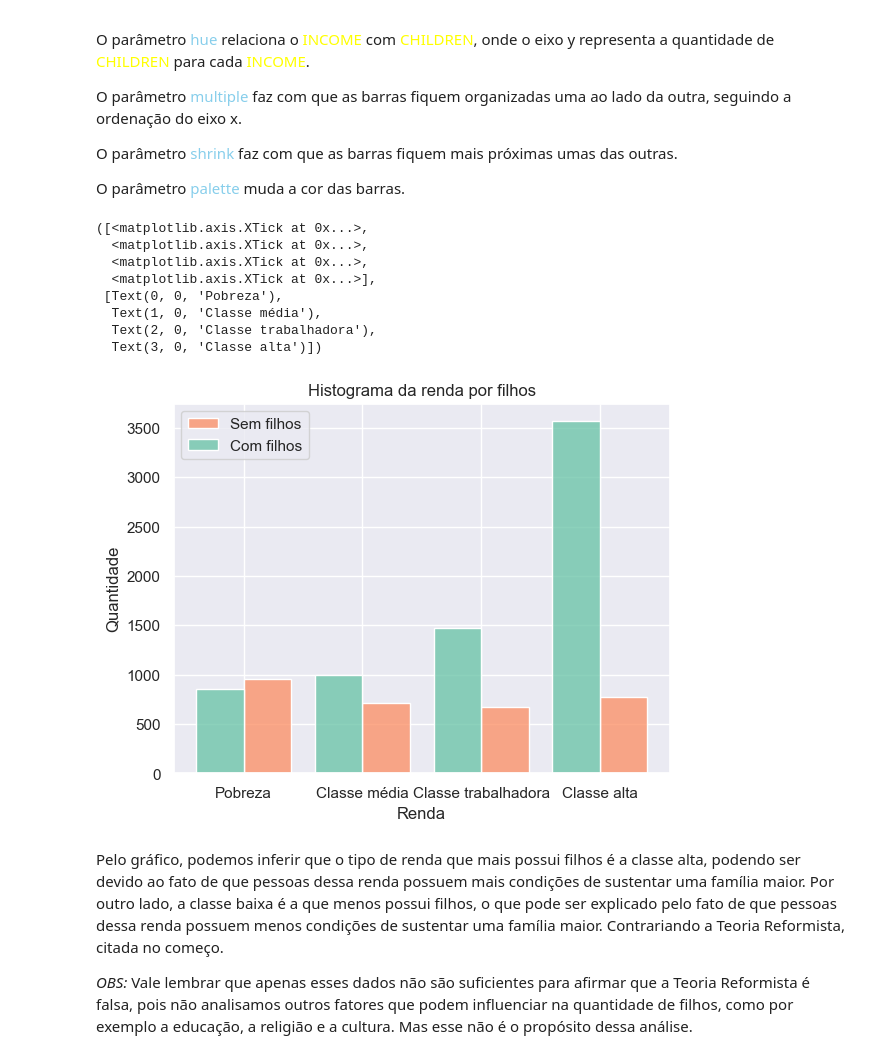
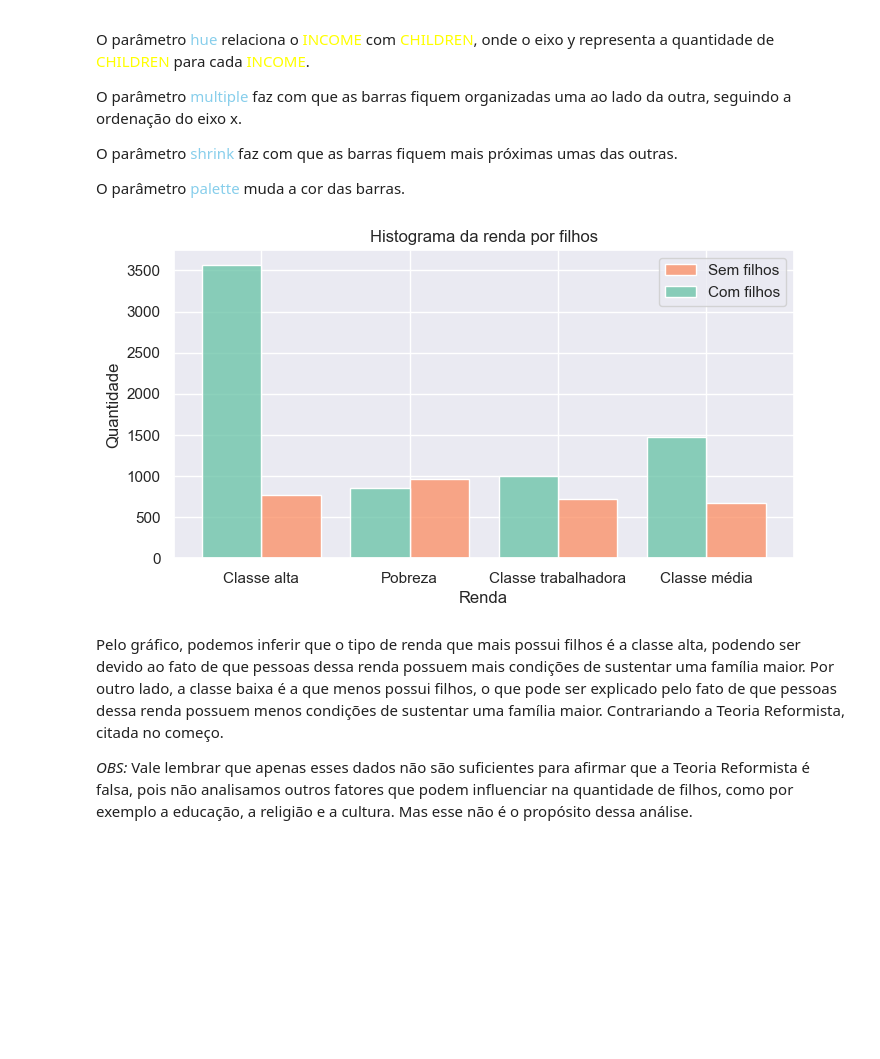
Before and after one commit to AlexsanderBenatti/Turing-case, a Jupyter notebook: Analise-I/analise_e_modelos.ipynb, the cells around one changed output. Drawn from its saved outputs; the diff is of its cells as text; code cells hidden in the pictures; blank space fills up the shorter version.

Commit message:
Checked analysis and plots

```diff
--- a/Analise-I/analise_e_modelos.ipynb
+++ b/Analise-I/analise_e_modelos.ipynb
@@ -483,20 +469,15 @@ O parâmetro <font color='skyblue'>shrink</font> faz com que as barras fiquem ma
 
 O parâmetro <font color='skyblue'>palette</font> muda a cor das barras.
 # %%
+plt.figure(figsize=(8,4))
 sns.histplot(data=insurance, x='INCOME', hue='CHILDREN', multiple='dodge', shrink=0.8, palette='Set2').set(title='Histograma da renda por filhos', xlabel='Renda', ylabel='Quantidade')
 
+plt.xticks([0,1,2,3], ['Classe alta', 'Pobreza', 'Classe trabalhadora', 'Classe média'])
+
 plt.legend(['Sem filhos', 'Com filhos'])
-plt.xticks([0,1,2,3], ['Pobreza', 'Classe média', 'Classe trabalhadora', 'Classe alta'])
+plt.show()
 # %% [output]
-([<matplotlib.axis.XTick at 0x...>,
-  <matplotlib.axis.XTick at 0x...>,
-  <matplotlib.axis.XTick at 0x...>,
-  <matplotlib.axis.XTick at 0x...>],
- [Text(0, 0, 'Pobreza'),
-  Text(1, 0, 'Classe média'),
-  Text(2, 0, 'Classe trabalhadora'),
-  Text(3, 0, 'Classe alta')])
-[figure, old version]
+[figure, new version]
 # %% [markdown]
 Pelo gráfico, podemos inferir que o tipo de renda que mais possui filhos é a classe alta, podendo ser devido ao fato de que pessoas dessa renda possuem mais condições de sustentar uma família maior. Por outro lado, a classe baixa é a que menos possui filhos, o que pode ser explicado pelo fato de que pessoas dessa renda possuem menos condições de sustentar uma família maior. Contrariando a Teoria Reformista, citada no começo.
 
```
Also changed, not shown: parts of 35 cells of this notebook.
